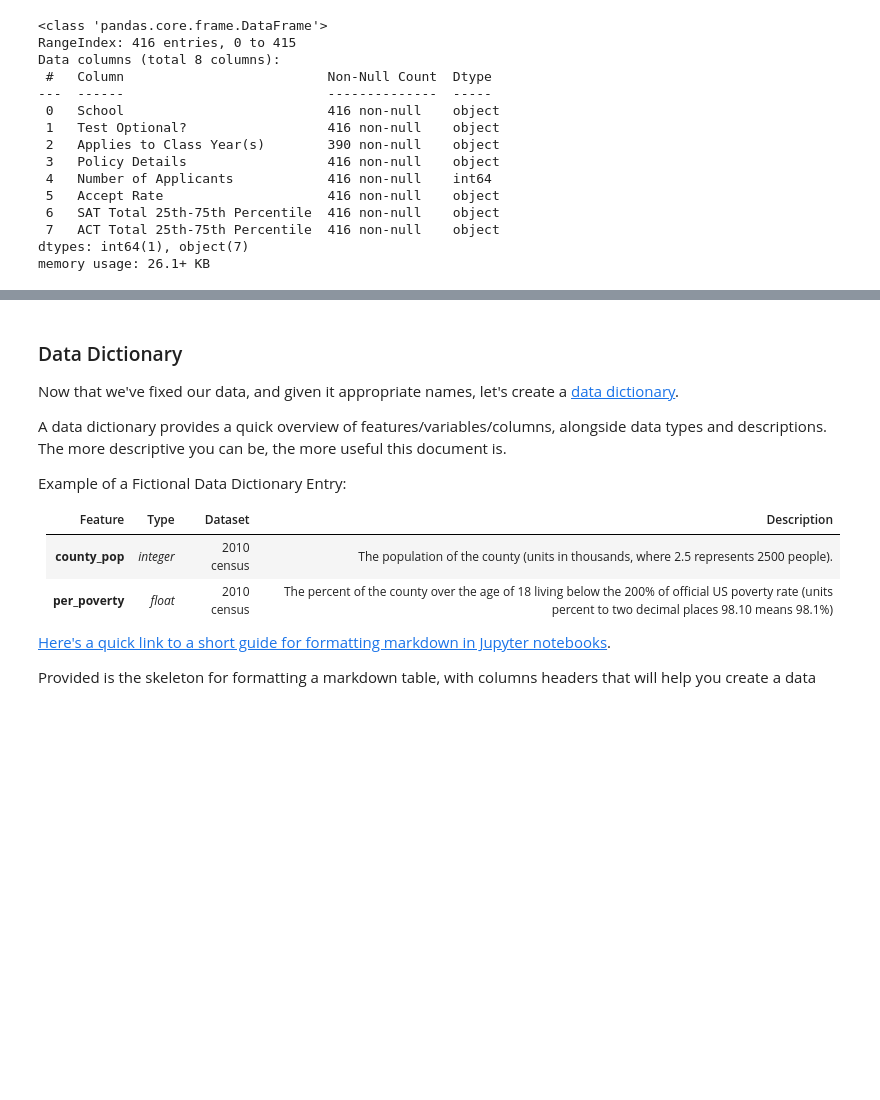
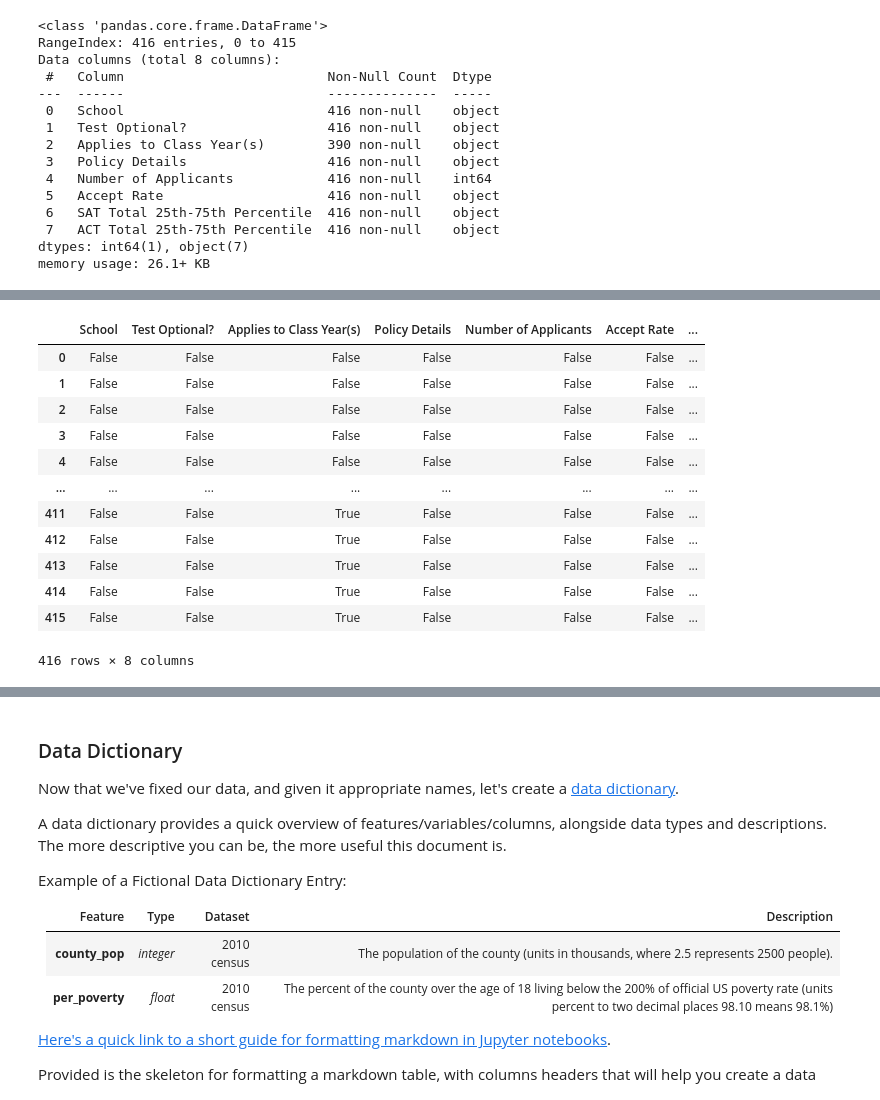
Before and after one commit to khbk/Standardized-Test-Analysis, a Jupyter notebook: code/starter-code.ipynb, the cells around one changed output, grey strips where cells are left out. Drawn from its saved outputs; the diff is of its cells as text; code cells hidden in the pictures; blank space fills up the shorter version.

```diff
--- a/code/starter-code.ipynb
+++ b/code/starter-code.ipynb
@@ -198,0 +219,16 @@ memory usage: 26.1+ KB
+# %%
+ra.isnull()
+# %% [output]
+|  | School | Test Optional? | Applies to Class Year(s) | Policy Details | Number of Applicants | Accept Rate | ... |
+| 0 | False | False | False | False | False | False | ... |
+| 1 | False | False | False | False | False | False | ... |
+| 2 | False | False | False | False | False | False | ... |
+| 3 | False | False | False | False | False | False | ... |
+| 4 | False | False | False | False | False | False | ... |
+| ... | ... | ... | ... | ... | ... | ... | ... |
+| 411 | False | False | True | False | False | False | ... |
+| 412 | False | False | True | False | False | False | ... |
+| 413 | False | False | True | False | False | False | ... |
+| 414 | False | False | True | False | False | False | ... |
+| 415 | False | False | True | False | False | False | ... |
+416 rows × 8 columns
```
Also changed, not shown: parts of 4 cells of this notebook.
